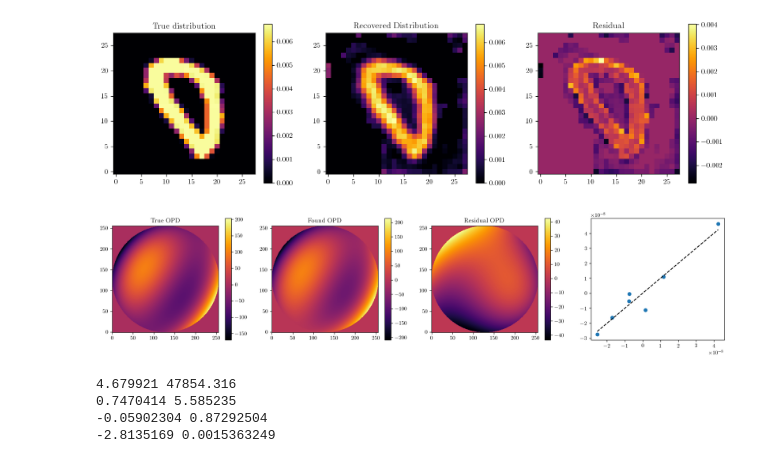
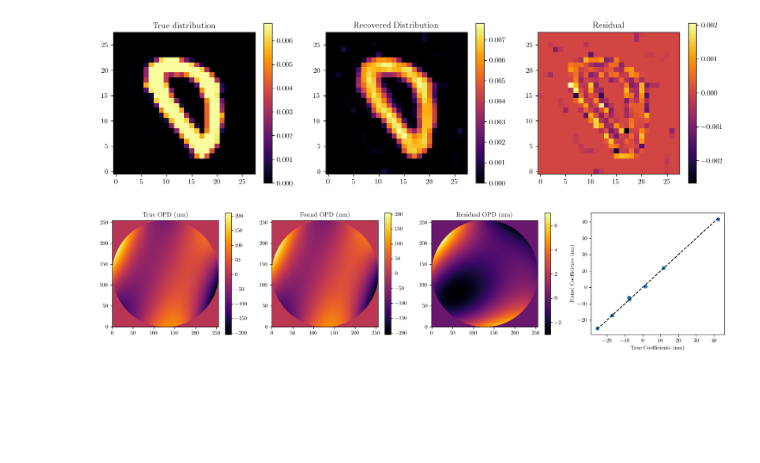
Before and after one commit to benjaminpope/sibylla, a Jupyter notebook: notebooks/phase_deconvolution.ipynb, the cells around one changed output. Cells and saved outputs as stored; diff of their text form; code cells hidden in the pictures; blank space fills up the shorter version.

```diff
--- a/notebooks/phase_deconvolution.ipynb
+++ b/notebooks/phase_deconvolution.ipynb
@@ -176,15 +217,34 @@ Wall time: 428 ms
 # %%
-dist_optimiser = optax.adam(1e-1)
-coeffs_optimiser = optax.adam(1e-8)
-optimisers = [dist_optimiser, coeffs_optimiser]
+# Initialise a fresh model
+starting_aberrations = np.zeros_like(tel.aperture.coefficients)
+starting_distribution = np.ones_like(tel.distribution)
+starting_distribution /= starting_distribution.sum()
+
+# Set the initial model
+model = tel.set(
+    ["aperture.coefficients", "distribution"],
+    [starting_aberrations, starting_distribution],
+)
+
+# Get the optimisers
 optim, opt_state = zdx.get_optimiser(model, params, optimisers)
 
+# Optimise!
 losses, models_out = [], [model]
-with tqdm(range(100),desc='Gradient Descent') as t:
+with tqdm(range(250),desc='Gradient Descent') as t:
     for i in t:
+        # Update the model
         loss, grads = loss_fn(model, data)
         updates, opt_state = optim.update(grads, opt_state)
         model = zdx.apply_updates(model, updates)
+
+        # Re-normalise the distribution to unity power
+        dist = np.maximum(model.distribution, 0) # Ensure no negative values
+        dist /= dist.sum() # Normalise to unity
+
+        model = model.set("distribution", dist)
+
+        # Save the outputs
         models_out.append(model)
         losses.append(loss)
         t.set_description("Loss: {:.3f}".format(loss.mean())) # update the progress bar
@@ -229,6 +282,5 @@ plt.show()
 # %%
-dist_out = models_out[-1].normalise().get(dist)
-dist_out /= dist_out.sum()
+dist_out = models_out[-1].distribution
 
 # Plot two images
 plt.figure(figsize=(15, 4))
@@ -248,51 +300,39 @@ plt.imshow(distribution - dist_out)
 plt.colorbar()
 plt.show()
 # %% [output]
-[figure, old version]
+[figure, new version]
 # %%
 final_model = models_out[-1]
-true_opd = tel.CircularAperture.get_opd()*1e9
+true_opd = tel.aperture.eval_basis()*1e9
 
-found_opd = final_model.CircularAperture.get_opd()*1e9
+found_opd = final_model.aperture.eval_basis()*1e9
 residual_opd = true_opd - found_opd
 
-true_coeffs = tel.get(zern)
-found_coeffs = final_model.get(zern)
+true_coeffs = tel.aperture.coefficients * 1e9
+found_coeffs = final_model.aperture.coefficients * 1e9
 
 plt.figure(figsize=(20, 4))
 plt.subplot(1, 4, 1)
-plt.title("True OPD")
+plt.title("True OPD (nm)")
 plt.imshow(true_opd)
 plt.colorbar()
 
 plt.subplot(1, 4, 2)
-plt.title("Found OPD")
+plt.title("Found OPD (nm)")
 plt.imshow(found_opd)
 plt.colorbar()
 
 plt.subplot(1, 4, 3)
-plt.title("Residual OPD")
+plt.title("Residual OPD (nm)")
 plt.imshow(residual_opd)
 plt.colorbar()
 
 plt.subplot(1, 4, 4)
 plt.scatter(true_coeffs, found_coeffs)
-coeff_range = np.linspace(coeffs.min(), coeffs.max())
+coeff_range = np.linspace(true_coeffs.min(), true_coeffs.max())
 plt.plot(coeff_range, coeff_range, c='k', linestyle='--')
+plt.xlabel("True Coefficients (nm)")
+plt.ylabel("Found Coefficients (nm)")
 plt.show()
 # %% [output]
-[figure, old version]
+[figure, new version]
-# %%
-ll = loglike_loss(models_out[-1], data)
-reg = entropy_loss(models_out[-1])
-tv = total_variation_loss(models_out[-1])
-qv = quadratic_variation_loss(models_out[-1])
-print(np.log10(np.abs(ll)), np.abs(ll))
-print(np.log10(np.abs(reg)), np.abs(reg))
-print(np.log10(np.abs(tv)), np.abs(tv))
-print(np.log10(np.abs(qv)), np.abs(qv))
-# %% [output]
-4.679921 47854.316
-0.7470414 5.585235
--0.05902304 0.87292504
--2.8135169 0.0015363249
```
Also changed, not shown: parts of 19 cells of this notebook, 1 other file.
